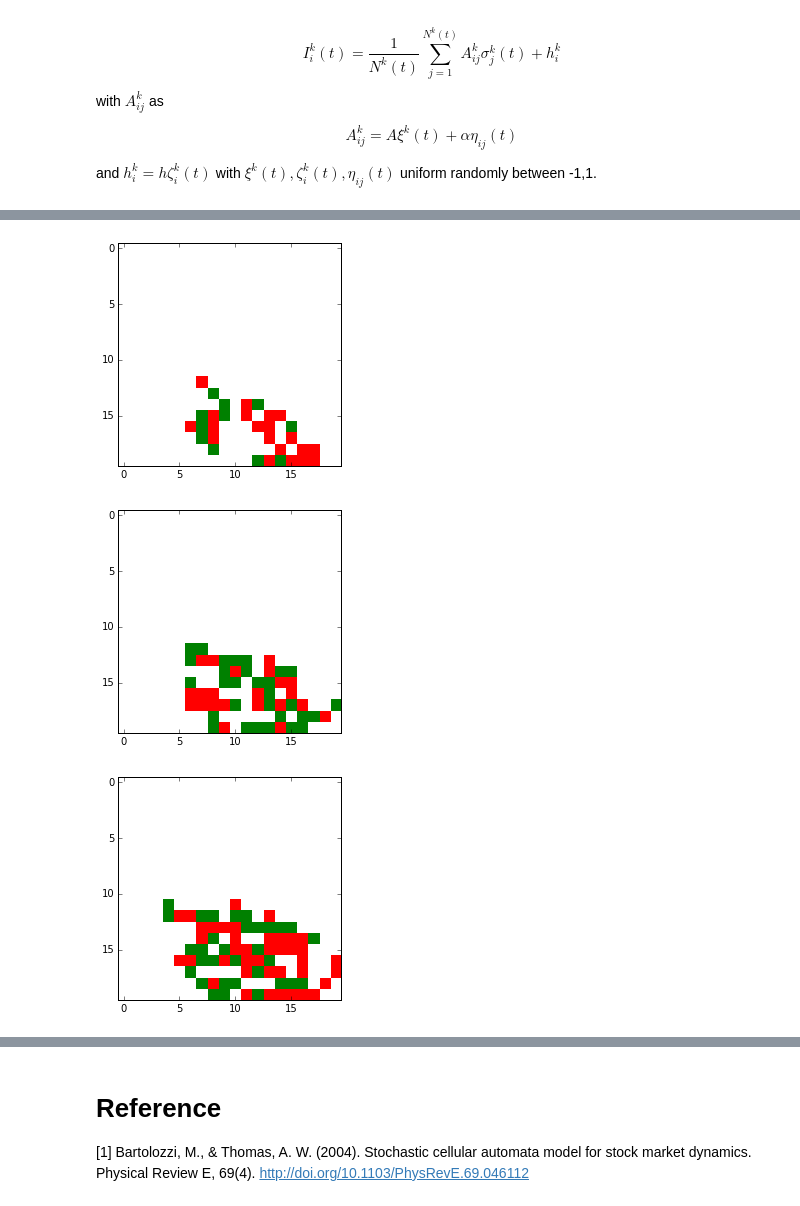
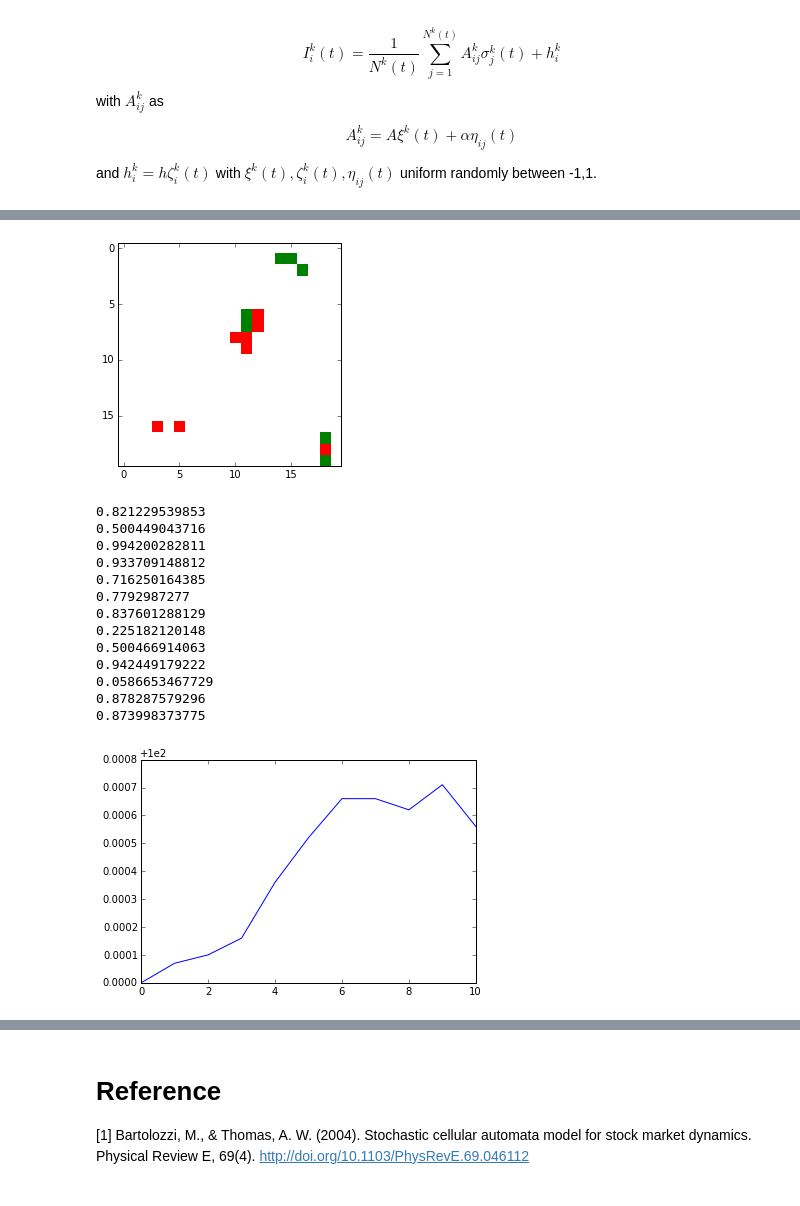
Before and after one commit to boersmamarcel/CAStocks, a Jupyter notebook: notebooks/CA stockprice-Marcel.ipynb, the cells around one changed output, grey strips where cells are left out. Cells and saved outputs as stored; diff of their text form; code cells hidden in the pictures.

Commit message:
Update stochastic script
added lower bound price
fixed price change bug
added multiple plots

```diff
--- a/notebooks/CA stockprice-Marcel.ipynb
+++ b/notebooks/CA stockprice-Marcel.ipynb
@@ -183,20 +215,42 @@ import numpy as np
 import matplotlib.pyplot as plt
 import matplotlib as mpl
 import matplotlib.animation as animation
+import matplotlib.mlab as mlab
+
+def CalcXcorrelation(x_list, lag): # calculate x correlations with specific lag
+    return np.sum(np.multiply(x_list[lag:],x_list[:-lag]))
+
 fig = plt.figure()
 
 %matplotlib inline
 
 initPrice = 100
 model = CAStochastic(0.01, 20, 20, 0.0001, 0.05, 0.0485, initPrice)
+steps, nView = 10, 5 # number of updates, number of viewings of the process
 
-steps = 200
+# keep track of lists
+prices = [initPrice] # keep track of price fluctutations
+activeTraders = [model.getActiveTraders()] # keep track of active traders
+LogReturns = [0] # log returns
+nLogReturns = [0] # normalized log returns
+x, x_correlation = [], [] # price change coefficient
 
-prices = [initPrice]
+
 for i in range(steps):
+
     model.doStep()
+
+    # update lists
     prices = np.append(prices, model.getPrice())
-    if i % 10 == 0:
+    activeTraders = np.append(activeTraders, model.getActiveTraders())
+    x = np.append(x, model.x)
+
+    # update returns
+    LogReturns = np.append(LogReturns, np.log(prices[i]) - np.log(prices[i-1]) )
+    nLogReturns = np.append(nLogReturns, (LogReturns[i] - np.mean(LogReturns))/np.std(LogReturns) )
+
+
+    if i % int(steps/nView) == 0: # show progress nView times
         # declare variables
         N = 10 # size
         skip = 10
@@ -212,8 +266,42 @@ for i in range(steps):
 
         plt.show()
 
+plt.figure()
 plt.plot(prices)
 plt.show()
+
+fig = plt.figure()
+ax = fig.add_subplot(111)
+hist, bin_edges = np.histogram(model.clusterSize)
+print hist
+ax.scatter(np.arange(hist.size), hist)
+ax.set_xscale('log')
+ax.set_yscale('log')
+plt.show()
+
+plt.figure()
+plt.plot(activeTraders)
+plt.show()
+
+plt.figure()
+plt.plot(nLogReturns)
+plt.show()
+
+mu, sigma = np.mean(nLogReturns), np.std(nLogReturns)
+x = np.linspace(np.amin(nLogReturns),np.amax(nLogReturns),100)
+
+plt.figure()
+plt.hist(nLogReturns, normed=1)
+plt.plot(x,mlab.normpdf(x,mu,sigma))
+plt.show()
+
+for lag in range(1,50): # array of correlation
+    x_correlation = np.append(x_correlation, CalcXcorrelation(x, lag) )
+x_correlation = x_correlation/x_correlation[0] # normalize to first entry
+
+plt.figure()
+plt.plot(x_correlation)
+plt.show()
 # %% [output]
 Initialize model
 initialize grid
@@ -224,3 +381,15 @@ initialize grid
-[figure, old version]
+[figure, new version]
+0.821229539853
+0.500449043716
+0.994200282811
+0.933709148812
+0.716250164385
+0.7792987277
+0.837601288129
+0.225182120148
+0.500466914063
+0.942449179222
+0.0586653467729
+0.878287579296
+0.873998373775
-[figure, old version]
+[figure, new version]
-[figure, removed]
```
Also changed, not shown: parts of 2 cells of this notebook, 1 other file.
